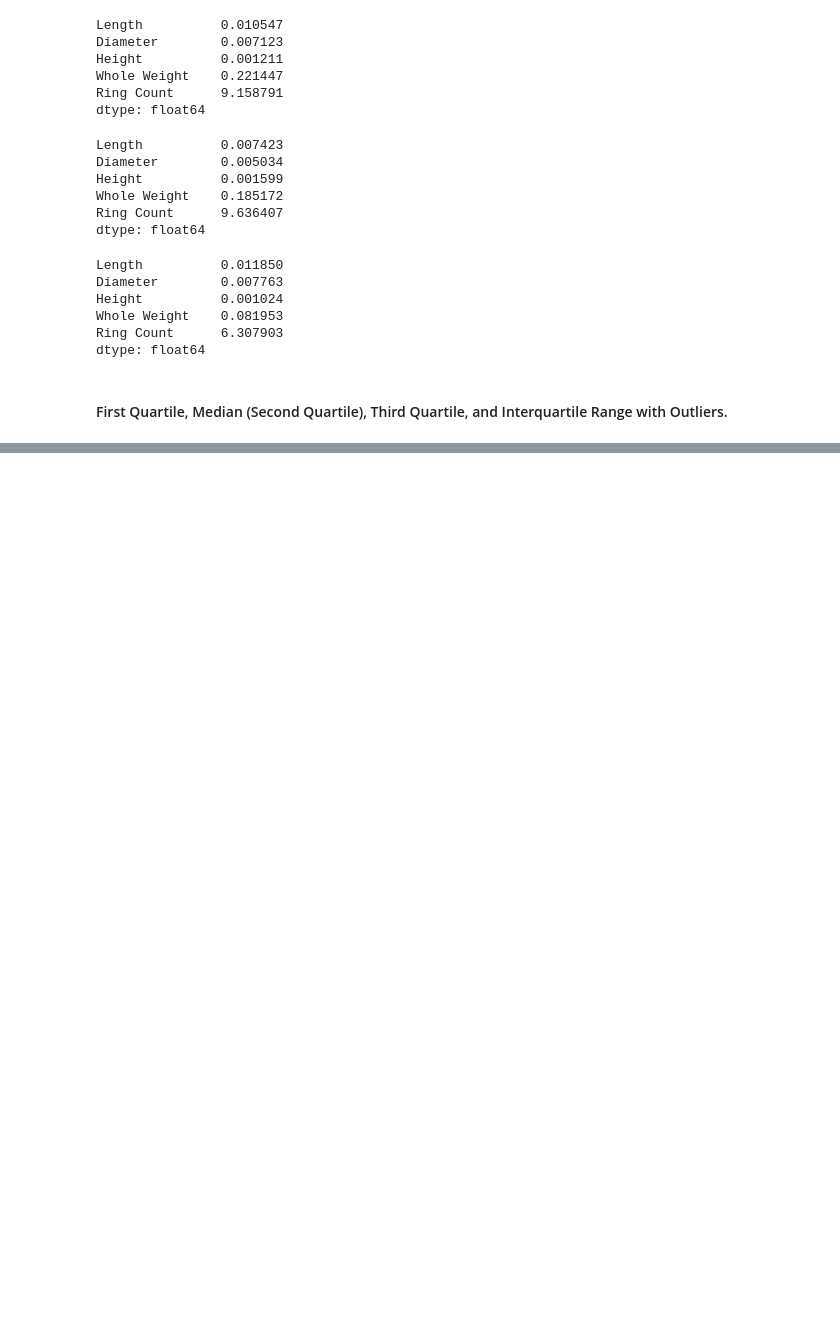
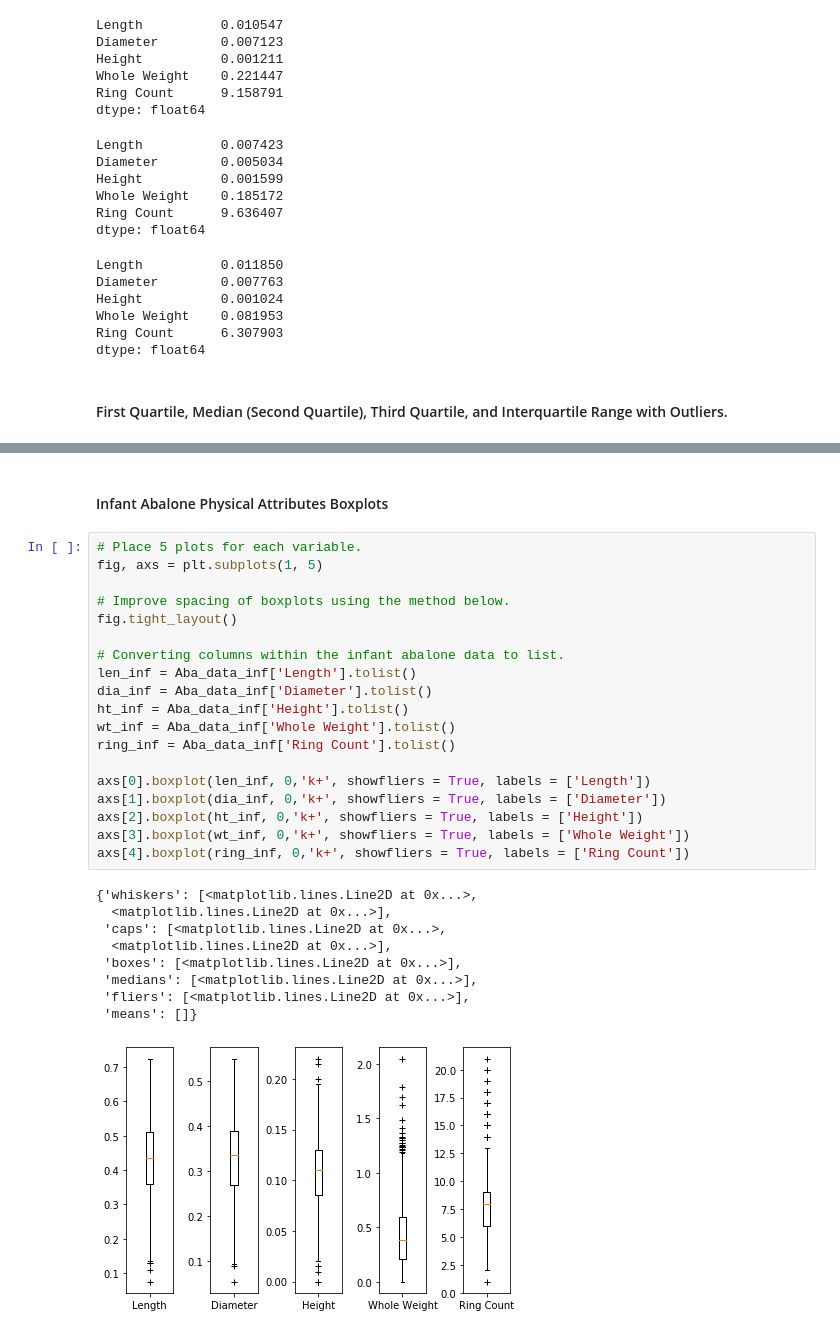
Before and after one commit to thokieu/Abalone-Regression, a Jupyter notebook: Workbook.ipynb, the cells around one changed output, grey strips where cells are left out. Saved outputs shown, nothing was run; the diff lists cells and outputs as text; blank space fills up the shorter version.

```diff
--- a/Workbook.ipynb
+++ b/Workbook.ipynb
@@ -273,0 +359,31 @@ display(qrt_male, qrt_female, qrt_inf,)
+# %% [markdown]
+#### Infant Abalone Physical Attributes Boxplots
+# %%
+# Place 5 plots for each variable.
+fig, axs = plt.subplots(1, 5)
+
+# Improve spacing of boxplots using the method below.
+fig.tight_layout()
+
+# Converting columns within the infant abalone data to list.
+len_inf = Aba_data_inf['Length'].tolist()
+dia_inf = Aba_data_inf['Diameter'].tolist()
+ht_inf = Aba_data_inf['Height'].tolist()
+wt_inf = Aba_data_inf['Whole Weight'].tolist()
+ring_inf = Aba_data_inf['Ring Count'].tolist()
+
+axs[0].boxplot(len_inf, 0,'k+', showfliers = True, labels = ['Length'])
+axs[1].boxplot(dia_inf, 0,'k+', showfliers = True, labels = ['Diameter'])
+axs[2].boxplot(ht_inf, 0,'k+', showfliers = True, labels = ['Height'])
+axs[3].boxplot(wt_inf, 0,'k+', showfliers = True, labels = ['Whole Weight'])
+axs[4].boxplot(ring_inf, 0,'k+', showfliers = True, labels = ['Ring Count'])
+# %% [output]
+{'whiskers': [<matplotlib.lines.Line2D at 0x...>,
+  <matplotlib.lines.Line2D at 0x...>],
+ 'caps': [<matplotlib.lines.Line2D at 0x...>,
+  <matplotlib.lines.Line2D at 0x...>],
+ 'boxes': [<matplotlib.lines.Line2D at 0x...>],
+ 'medians': [<matplotlib.lines.Line2D at 0x...>],
+ 'fliers': [<matplotlib.lines.Line2D at 0x...>],
+ 'means': []}
+[figure, added]
```
Also changed, not shown: parts of 7 cells of this notebook.
